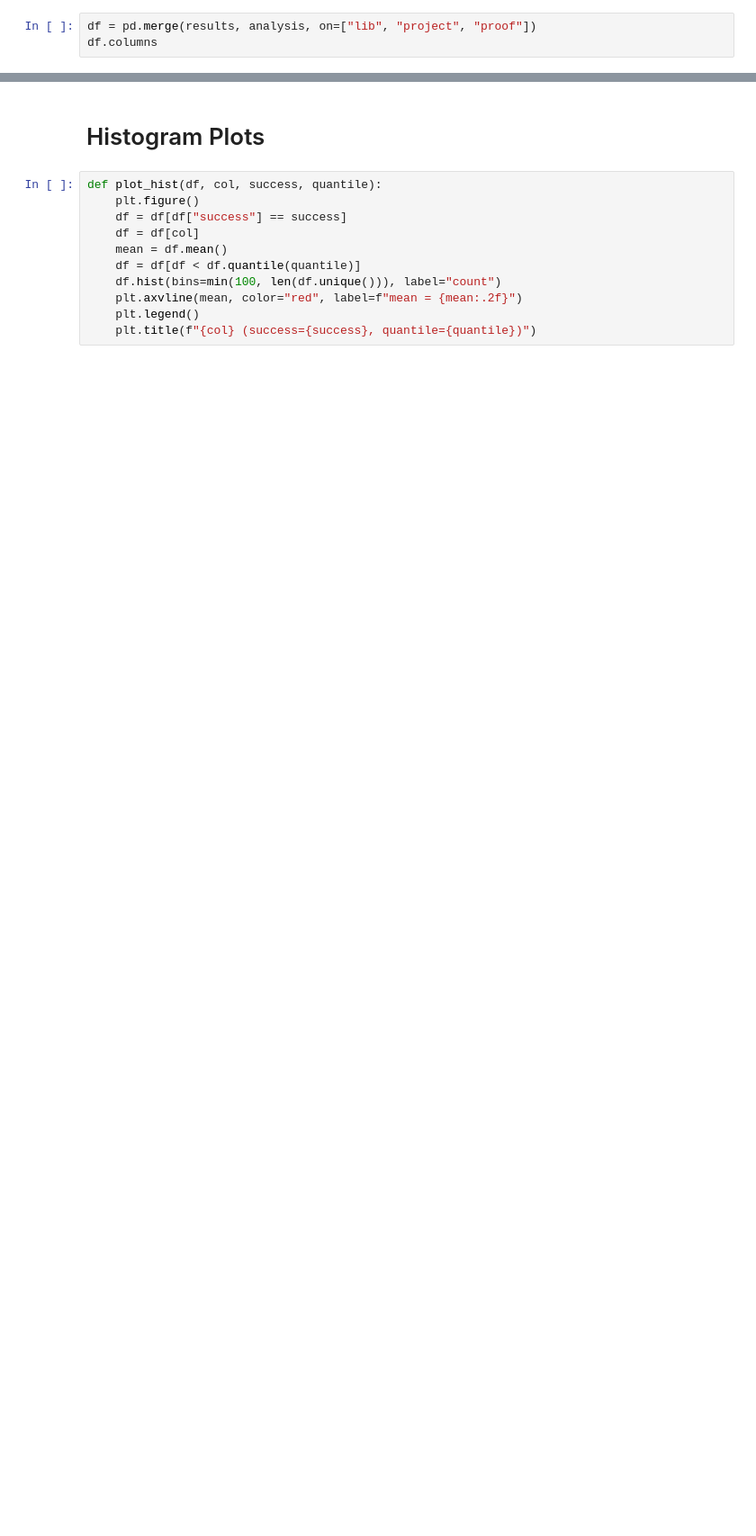
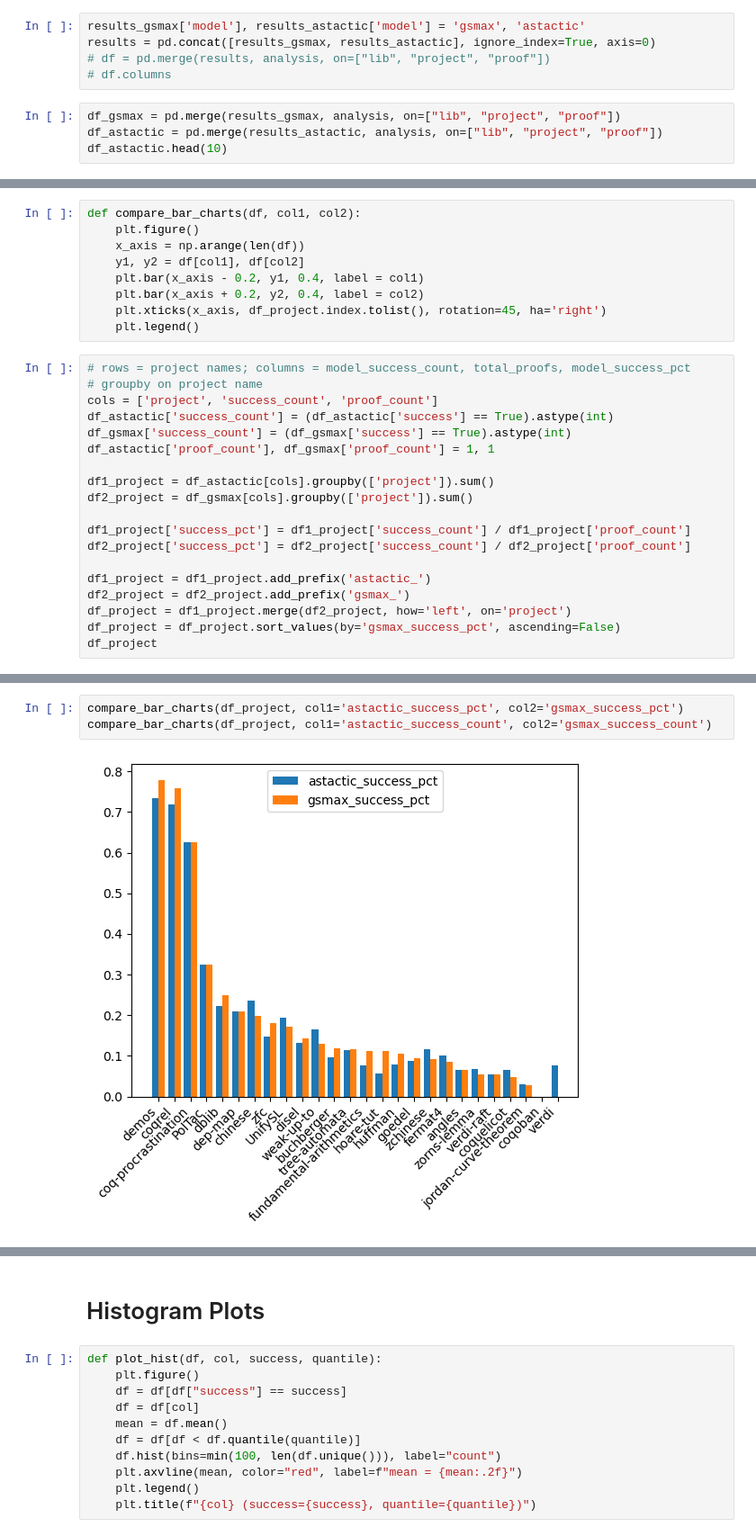
Before and after one commit to jelc53/coqgym-gnn, a Jupyter notebook: ASTactic/visualize_eval.ipynb, the cells around one changed output, grey strips where cells are left out. Shown at 90% size. Cells and saved outputs as stored; diff of their text form; blank space fills up the shorter version.

```diff
--- a/ASTactic/visualize_eval.ipynb
+++ b/ASTactic/visualize_eval.ipynb
@@ -6,4 +8,10 @@ results = pd.read_csv("evaluation/ours-int-emb-GraphSage-max-full-001-server/res
 analysis = pd.read_csv("stats.csv")
 # %%
-df = pd.merge(results, analysis, on=["lib", "project", "proof"])
-df.columns
+results_gsmax['model'], results_astactic['model'] = 'gsmax', 'astactic'
+results = pd.concat([results_gsmax, results_astactic], ignore_index=True, axis=0)
+# df = pd.merge(results, analysis, on=["lib", "project", "proof"])
+# df.columns
+# %%
+df_gsmax = pd.merge(results_gsmax, analysis, on=["lib", "project", "proof"])
+df_astactic = pd.merge(results_astactic, analysis, on=["lib", "project", "proof"])
+df_astactic.head(10)
@@ -9,0 +74,28 @@ df.columns
+# %%
+def compare_bar_charts(df, col1, col2):
+    plt.figure()
+    x_axis = np.arange(len(df))
+    y1, y2 = df[col1], df[col2]
+    plt.bar(x_axis - 0.2, y1, 0.4, label = col1)
+    plt.bar(x_axis + 0.2, y2, 0.4, label = col2)
+    plt.xticks(x_axis, df_project.index.tolist(), rotation=45, ha='right')
+    plt.legend()
+# %%
+# rows = project names; columns = model_success_count, total_proofs, model_success_pct
+# groupby on project name
+cols = ['project', 'success_count', 'proof_count']
+df_astactic['success_count'] = (df_astactic['success'] == True).astype(int)
+df_gsmax['success_count'] = (df_gsmax['success'] == True).astype(int)
+df_astactic['proof_count'], df_gsmax['proof_count'] = 1, 1
+
+df1_project = df_astactic[cols].groupby(['project']).sum()
+df2_project = df_gsmax[cols].groupby(['project']).sum()
+
+df1_project['success_pct'] = df1_project['success_count'] / df1_project['proof_count']
+df2_project['success_pct'] = df2_project['success_count'] / df2_project['proof_count']
+
+df1_project = df1_project.add_prefix('astactic_')
+df2_project = df2_project.add_prefix('gsmax_')
+df_project = df1_project.merge(df2_project, how='left', on='project')
+df_project = df_project.sort_values(by='gsmax_success_pct', ascending=False)
+df_project
@@ -9,0 +121,5 @@ df.columns
+# %%
+compare_bar_charts(df_project, col1='astactic_success_pct', col2='gsmax_success_pct')
+compare_bar_charts(df_project, col1='astactic_success_count', col2='gsmax_success_count')
+# %% [output]
+[figure, added]
```
Also changed, not shown: parts of 15 cells of this notebook, 2 other files.
